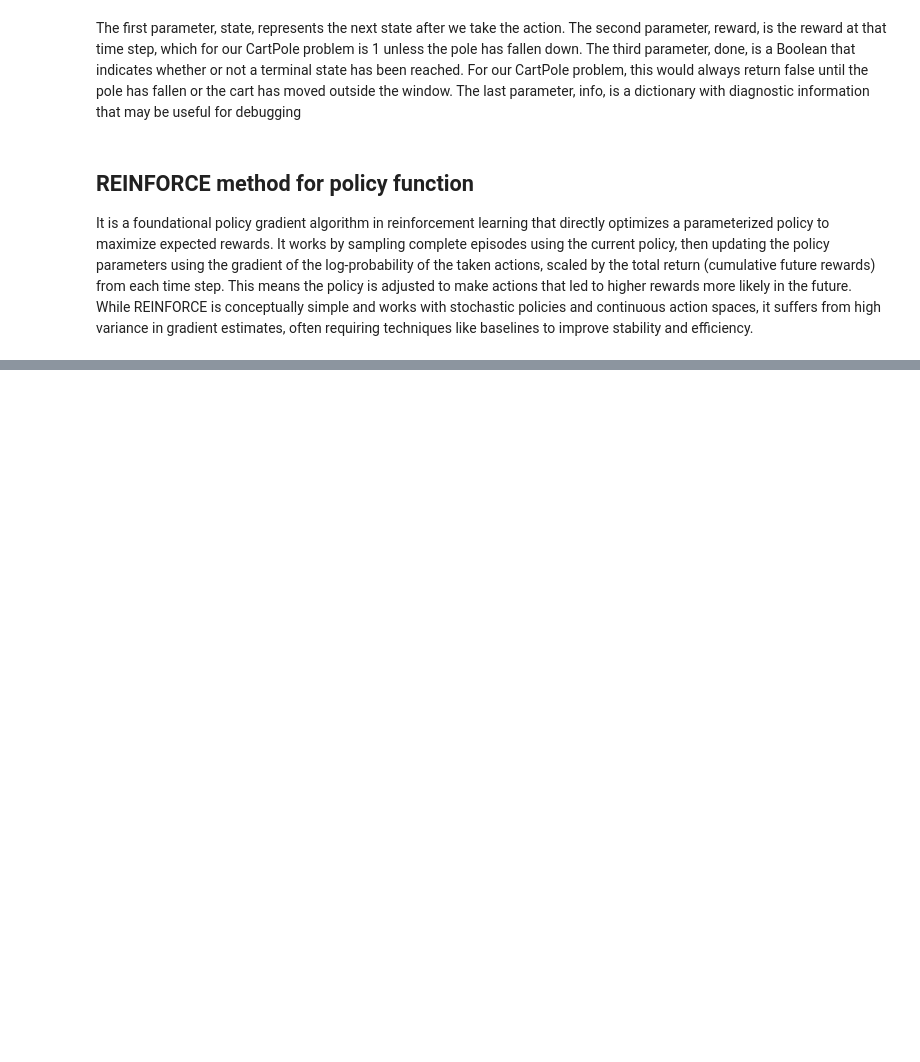
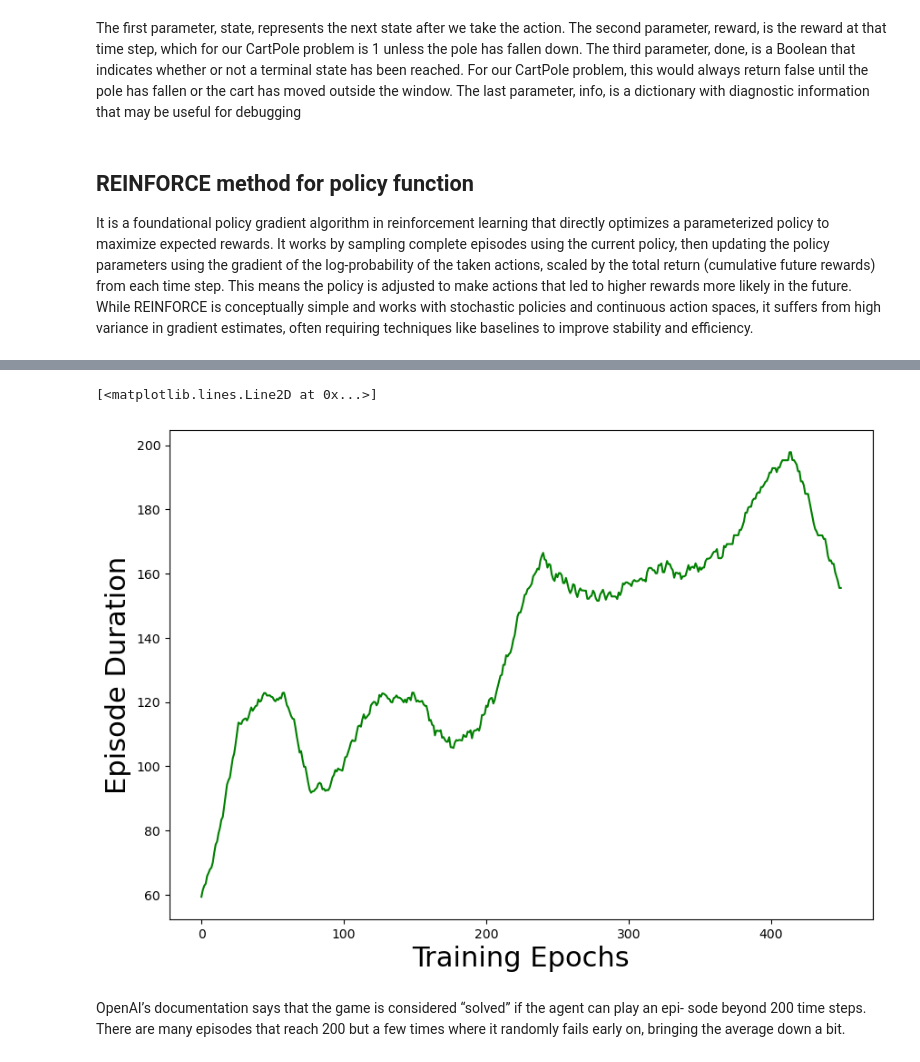
Before and after one commit to ansingh16/Deep_RL, a Jupyter notebook: Deep_RL.ipynb, the cells around one changed output, grey strips where cells are left out. Saved outputs shown, nothing was run; the diff lists cells and outputs as text; code cells hidden in the pictures; blank space fills up the shorter version.

```diff
--- a/Deep_RL.ipynb
+++ b/Deep_RL.ipynb
@@ -1449 +1460,5 @@ optimizer = torch.optim.Adam(model.parameters(), lr=learning_rate)
+# %%
+import gymnasium as gym
+
+env = gym.make("CartPole-v1")
 # %%
@@ -1455 +1476,9 @@ def discount_rewards(rewards, gamma=0.99):
     return disc_return
+# %%
+# The loss function expects an array of action probabilities
+# for the actions that were taken and the discounted rewards.
+def loss_fn(preds, r):
+    # It computes the log of the probabilities
+    # multiplies by the discounted rewards
+    # sums them all and flips the sign.
+    return -1 * torch.sum(r * torch.log(preds))
@@ -1455,0 +1561,27 @@ def discount_rewards(rewards, gamma=0.99):
+# %%
+import numpy as np
+import matplotlib.pyplot as plt
+
+def running_mean(x,N=50):
+    c = x.shape[0] - N
+    y = np.zeros(c)
+    conv = np.ones(N)
+    for i in range(c):
+        y[i] = (x[i:i+N] @ conv)/N
+    return y
+
+
+score = np.array(score)
+avg_score = running_mean(score, 50)
+# %%
+plt.figure(figsize=(10,7))
+plt.ylabel("Episode Duration",fontsize=22)
+plt.xlabel("Training Epochs",fontsize=22)
+plt.plot(avg_score, color='green')
+# %% [output]
+[<matplotlib.lines.Line2D at 0x...>]
+[figure, added]
+# %% [markdown]
+OpenAI’s documentation says that the game is considered “solved” if the agent can play an epi-
+sode beyond 200 time steps. There are many episodes that reach 200 but
+a few times where it randomly fails early on, bringing the average down a bit.
```
Also changed, not shown: parts of 7 cells of this notebook.
